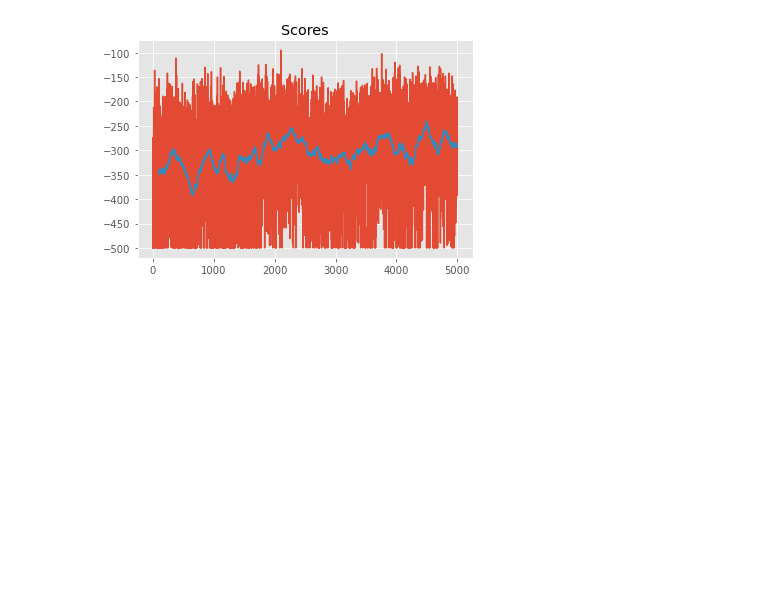
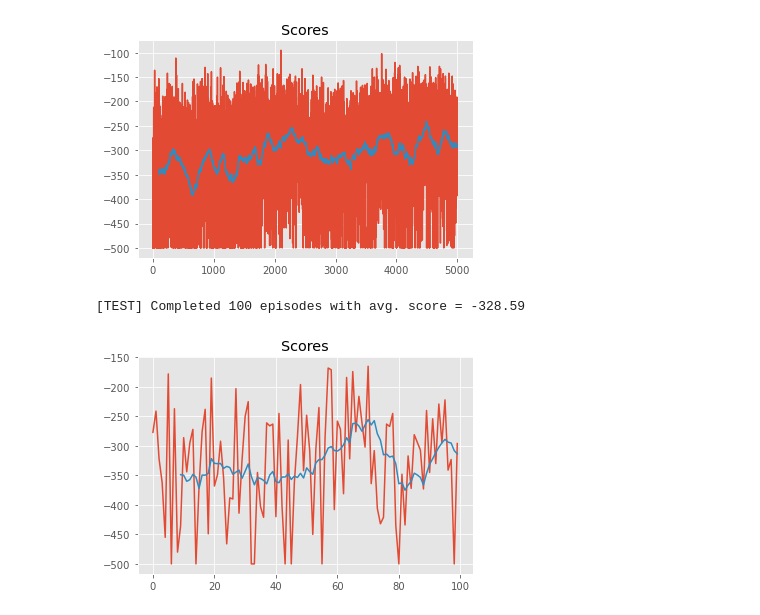
Before and after one commit to c-schrade/Udacity-Acrobot-Miniproject, a Jupyter notebook: Tile_Coding.ipynb, the cells around one changed output. Saved outputs shown, nothing was run; the diff lists cells and outputs as text; code cells hidden in the pictures; blank space fills up the shorter version.

Commit message:
feat: Test agent over 100 episodes
The agent, which was trained with Q-Learning control on the tile
encoded Acrobot environment, is now tested on the original Acrobot
environment for 100 episodes. The results are then plotted.

```diff
--- a/Tile_Coding.ipynb
+++ b/Tile_Coding.ipynb
@@ -509,27 +509,27 @@ rolling_mean = plot_scores(scores)
 # %% [output]
 [figure]
 # %%
-def test:
+def test():
+    scores = []
     for i_episode in range(100):
         state = env.reset()
         total_reward = 0
-        scores = []
         done = False
 
         while not done:
-            a_max = np.argmax([tq.get(tuple(state),a) for a in range(tq.action_size)])
-            probs = [(1-epsilon+epsilon/tq.action_size if a==a_max
-                     else epsilon/tq.action_size) for a in range(tq.action_size)]
-            action = np.random.choice(np.arange(tq.action_size),p=probs)
+            action = np.argmax([tq.get(tuple(state),a) for a in range(tq.action_size)])
             state, reward, done, _ = env.step(action)
 
             total_reward += reward
         scores.append(total_reward)
     return scores
 
 test_scores = test()
 print("[TEST] Completed {} episodes with avg. score = {}".format(len(test_scores), np.mean(test_scores)))
 _ = plot_scores(test_scores, rolling_window=10)
+# %% [output]
+[TEST] Completed 100 episodes with avg. score = -328.59
+[figure, added]
 # %%
 state = env.reset()
 score = 0
```
